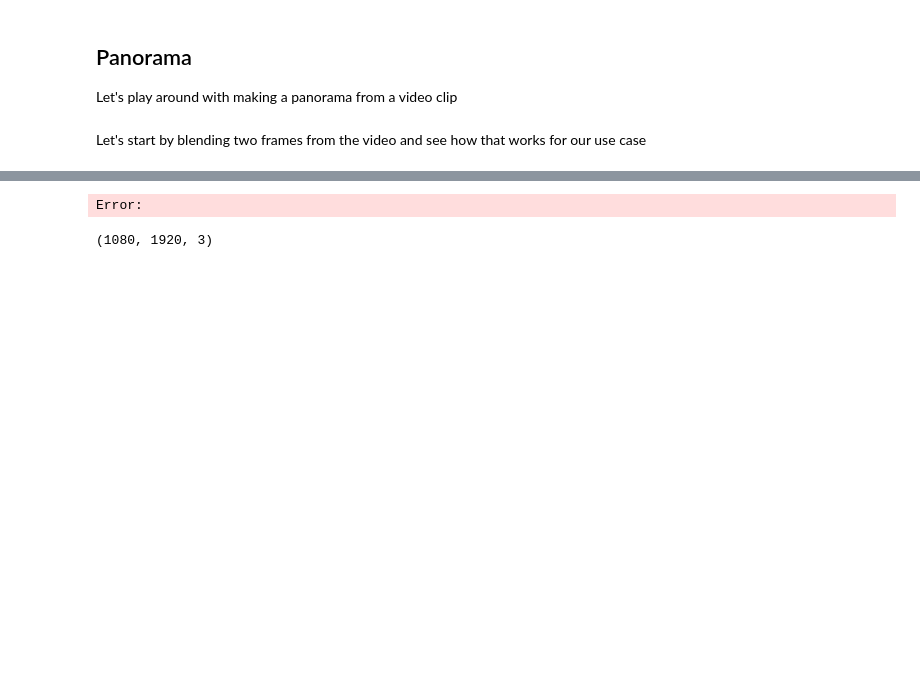
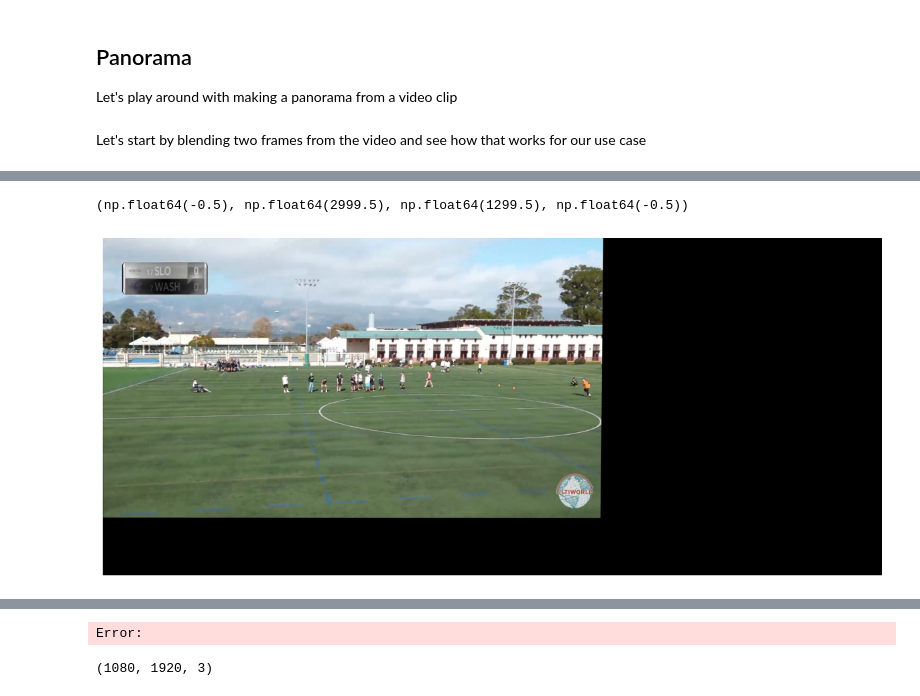
Before and after one commit to peterdobbs77/objectTracking_py, a Jupyter notebook: video_analysis.ipynb, the cells around one changed output, grey strips where cells are left out. Cells and saved outputs as stored; diff of their text form; code cells hidden in the pictures; blank space fills up the shorter version.

```diff
--- a/video_analysis.ipynb
+++ b/video_analysis.ipynb
@@ -157,0 +209,11 @@ Let's start by blending two frames from the video and see how that works for our
+# %%
+# Now make the next comparison
+H = auto_homography(im2, projectedSource1, compute_homography)
+projectedSource2 = cv.warpPerspective(im2, H, (proj_w, proj_h))
+projectedSource2 = cv.cvtColor(projectedSource2, cv.COLOR_BGR2RGB)
+plt.figure(figsize=(15,40))
+plt.imshow(projectedSource2)
+plt.axis('off')
+# %% [output]
+(np.float64(-0.5), np.float64(2999.5), np.float64(1299.5), np.float64(-0.5))
+[figure, added]
```
Also changed, not shown: parts of 10 cells of this notebook.
